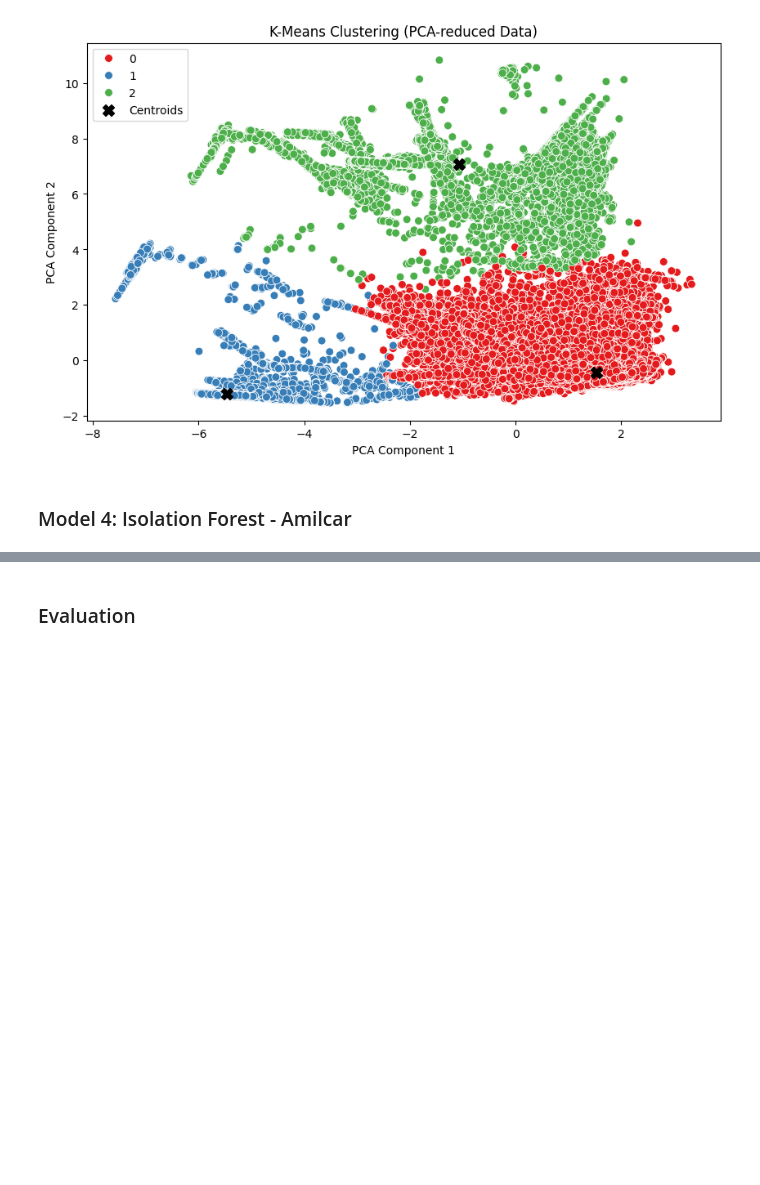
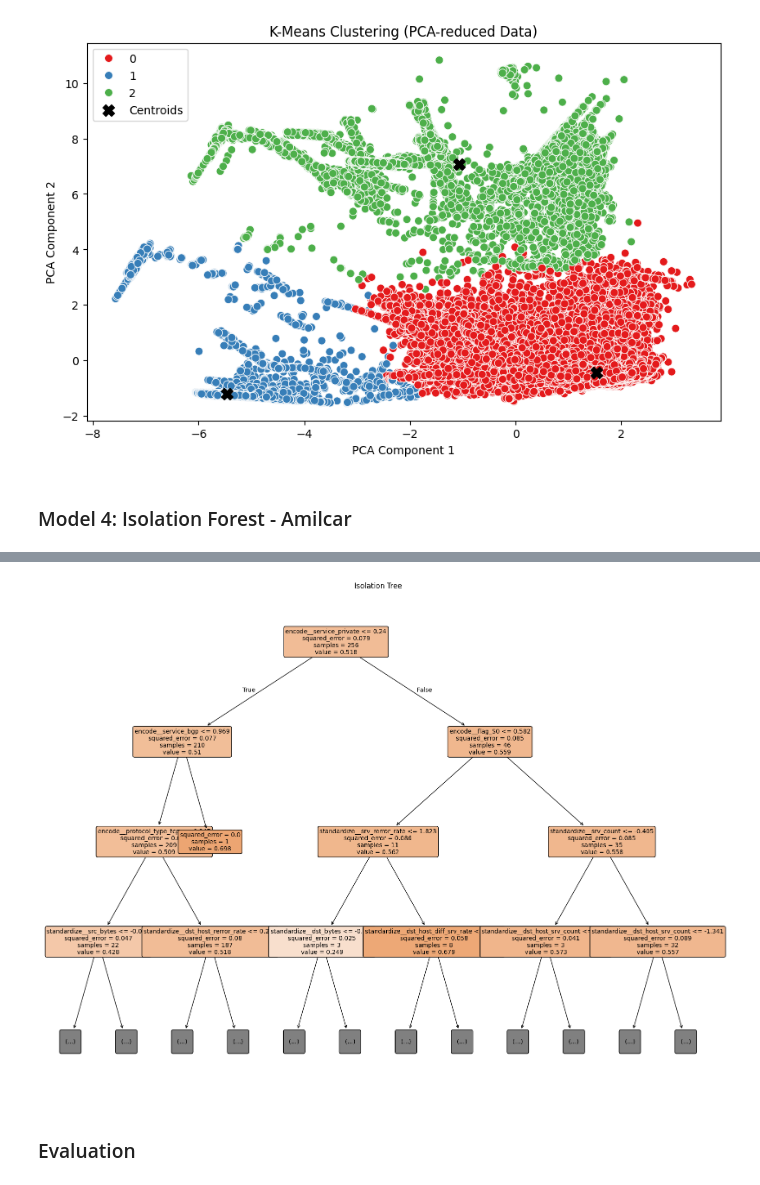
Before and after one commit to canguiano13/intrusion-detection, a Jupyter notebook: final.ipynb, the cells around one changed output, grey strips where cells are left out. Cells and saved outputs as stored; diff of their text form; code cells hidden in the pictures; blank space fills up the shorter version.

Commit message:
Isolation Forest

```diff
--- a/final.ipynb
+++ b/final.ipynb
@@ -722,0 +797,24 @@ plt.show()
+# %%
+#train model to find optimal threshold; could've been done earlier but trying to save run time
+best_f1 = 0
+optimal_threshold = None
+
+model = IsolationForest(
+    n_estimators=optimal_num_trees,
+    max_samples=optimal_max_sample,
+    contamination='auto',
+    random_state=42)
+model.fit(X_sampled)
+
+scores = model.decision_function(X_test)
+anomaly_scores = -scores
+
+for p in range(80, 100):
+    threshold = np.percentile(anomaly_scores, p)
+    y_pred = (anomaly_scores >= threshold).astype(int)
+    f1 = f1_score(y_test, y_pred)
+
+    if f1 > best_f1: # use f1 score to get best threshold value
+        best_f1 = f1
+        optimal_threshold = threshold
+print("Optimal threshold", round(optimal_threshold, 4))
@@ -723,3 +874,26 @@ plt.show()
+# %%
+#Visualization
+import matplotlib.pyplot as plt
+from sklearn.tree import plot_tree
+import random
+
+# Pick a random tree from the forest, 200 possible trees
+
+i = random.randint(0, optimal_num_trees - 1)
+tree = model.estimators_[i]
+
+# Plot the tree
+plt.figure(figsize=(20, 15))
+plot_tree(tree,
+          max_depth=3,
+          feature_names=X_sampled.columns,
+          filled=True,
+          rounded=True,
+          fontsize=10)
+plt.title("Isolation Tree")
+plt.show()
+# %% [output]
+[figure, added]
 # %% [markdown]
 ### Evaluation
 # %%
```
Also changed, not shown: parts of 11 cells of this notebook.
